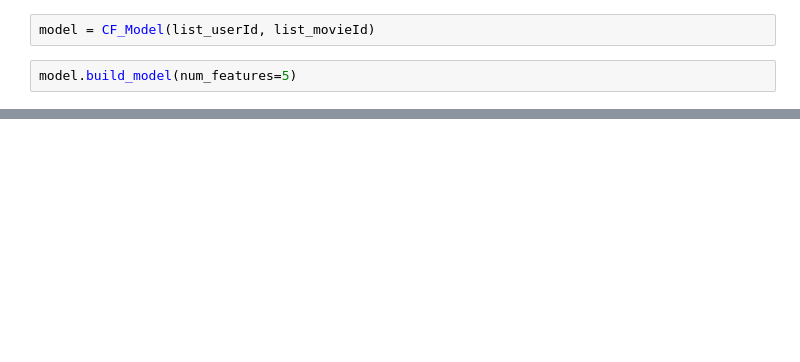
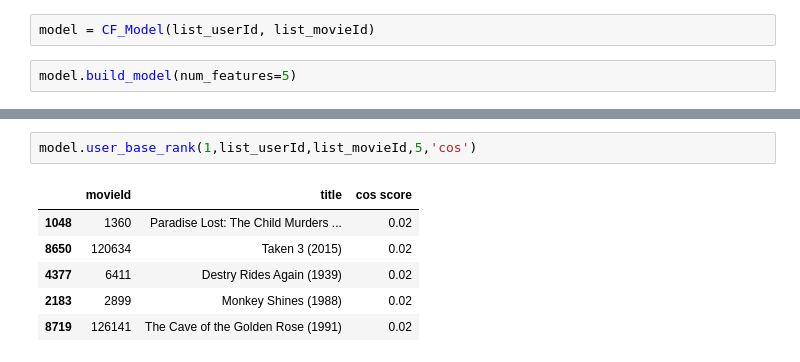
Before and after one commit to ljibajap/ECE196_ML, a Jupyter notebook: main.ipynb, the cells around one changed output, grey strips where cells are left out. Saved outputs shown, nothing was run; the diff lists cells and outputs as text; blank space fills up the shorter version.

Commit message:
working version of ranking and scores generation

```diff
--- a/main.ipynb
+++ b/main.ipynb
@@ -313,0 +319,9 @@ model.plot_loss()
+# %%
+model.user_base_rank(1,list_userId,list_movieId,5,'cos')
+# %% [output]
+|  | movieId | title | cos score |
+| 1048 | 1360 | Paradise Lost: The Child Murders ... | 0.02 |
+| 8650 | 120634 | Taken 3 (2015) | 0.02 |
+| 4377 | 6411 | Destry Rides Again (1939) | 0.02 |
+| 2183 | 2899 | Monkey Shines (1988) | 0.02 |
+| 8719 | 126141 | The Cave of the Golden Rose (1991) | 0.02 |
```
Also changed, not shown: parts of 10 cells of this notebook.
